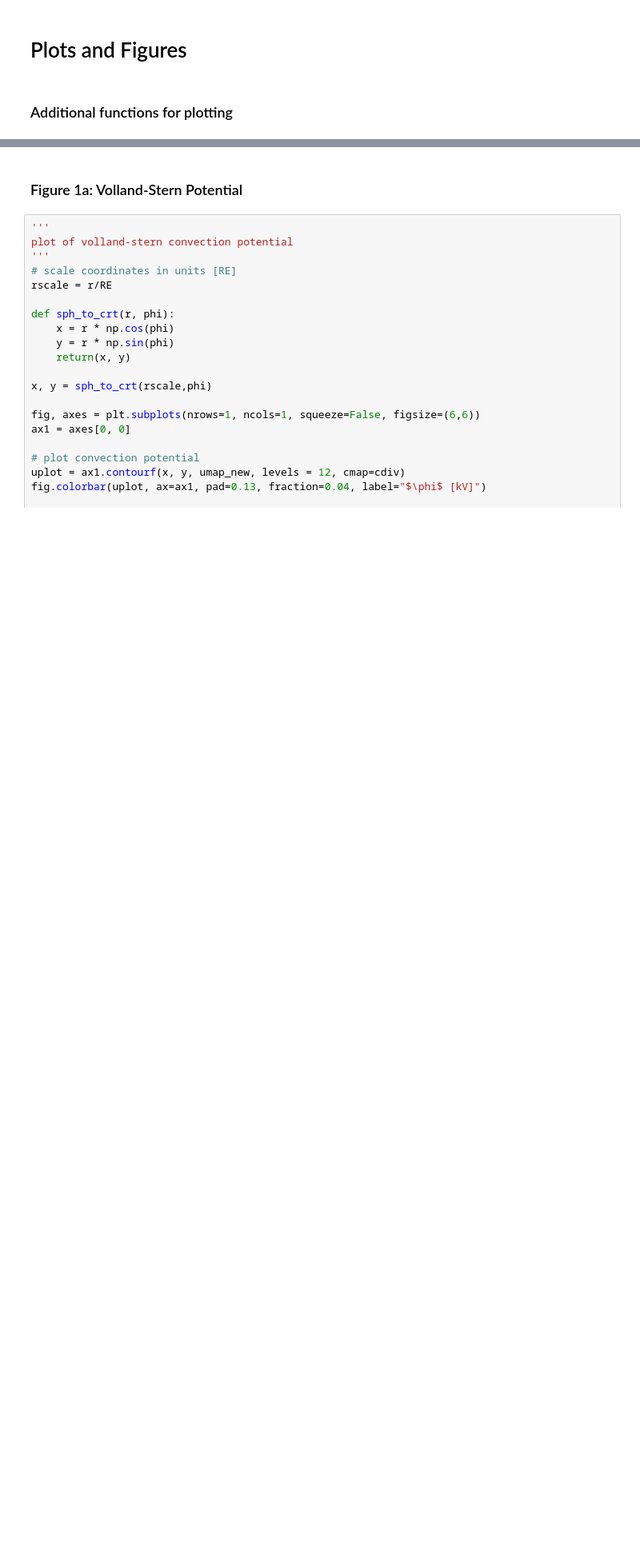
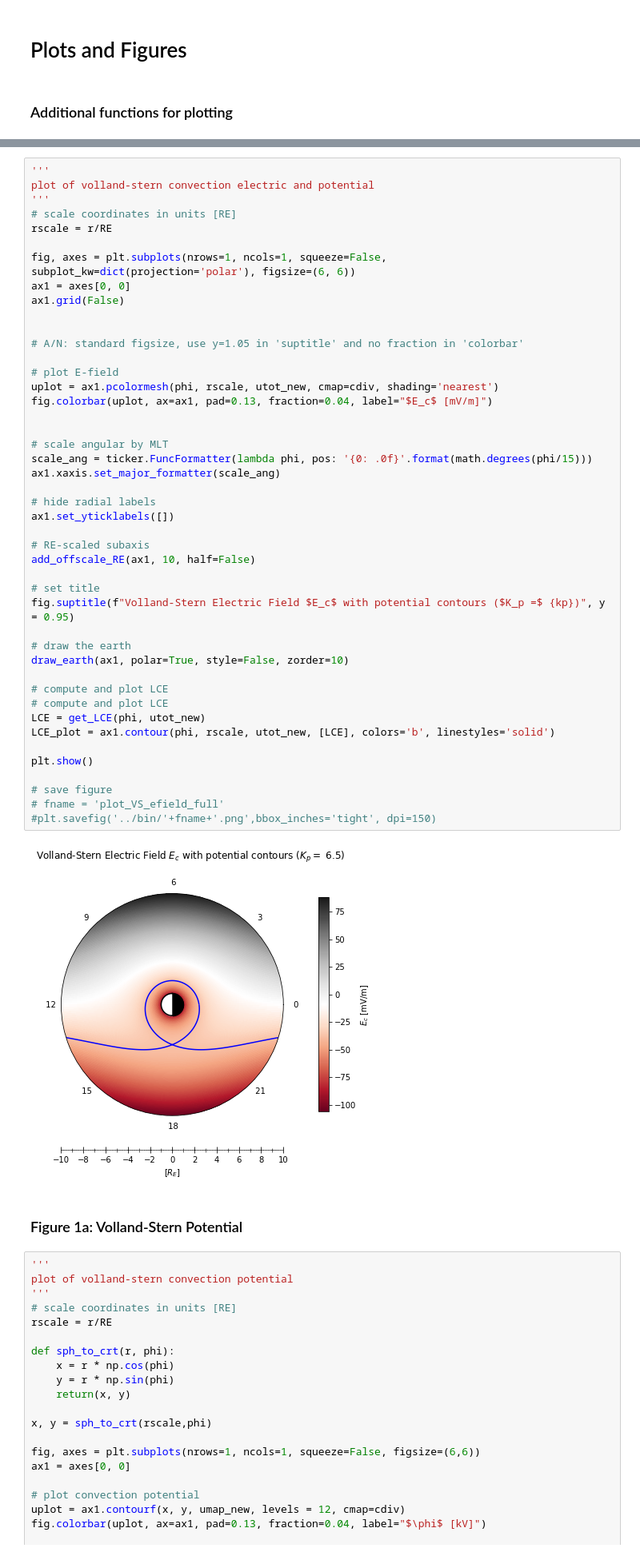
Before and after one commit to argallmr/imef, a Jupyter notebook: particle-tracing/electric-field/Volland-Stern.ipynb, the cells around one changed output, grey strips where cells are left out. Shown at 80% size. Saved outputs shown, nothing was run; the diff lists cells and outputs as text; blank space fills up the shorter version.

```diff
--- a/particle-tracing/electric-field/Volland-Stern.ipynb
+++ b/particle-tracing/electric-field/Volland-Stern.ipynb
@@ -168,3 +205,50 @@ def center_axis(ax):
+# %%
+'''
+plot of volland-stern convection electric and potential
+'''
+# scale coordinates in units [RE]
+rscale = r/RE
+
+fig, axes = plt.subplots(nrows=1, ncols=1, squeeze=False, subplot_kw=dict(projection='polar'), figsize=(6, 6))
+ax1 = axes[0, 0]
+ax1.grid(False)
+
+
+# A/N: standard figsize, use y=1.05 in 'suptitle' and no fraction in 'colorbar'
+
+# plot E-field
+uplot = ax1.pcolormesh(phi, rscale, utot_new, cmap=cdiv, shading='nearest')
+fig.colorbar(uplot, ax=ax1, pad=0.13, fraction=0.04, label="$E_c$ [mV/m]")
+
+
+# scale angular by MLT
+scale_ang = ticker.FuncFormatter(lambda phi, pos: '{0: .0f}'.format(math.degrees(phi/15)))
+ax1.xaxis.set_major_formatter(scale_ang)
+
+# hide radial labels
+ax1.set_yticklabels([])
+
+# RE-scaled subaxis
+add_offscale_RE(ax1, 10, half=False)
+
+# set title
+fig.suptitle(f"Volland-Stern Electric Field $E_c$ with potential contours ($K_p =$ {kp})", y = 0.95)
+
+# draw the earth
+draw_earth(ax1, polar=True, style=False, zorder=10)
+
+# compute and plot LCE
+# compute and plot LCE
+LCE = get_LCE(phi, utot_new)
+LCE_plot = ax1.contour(phi, rscale, utot_new, [LCE], colors='b', linestyles='solid')
+
+plt.show()
+
+# save figure
+# fname = 'plot_VS_efield_full'
+#plt.savefig('../bin/'+fname+'.png',bbox_inches='tight', dpi=150)
+# %% [output]
+[figure, added]
 # %% [markdown]
 ### Figure 1a: Volland-Stern Potential
 # %%
```
Also changed, not shown: parts of 6 cells of this notebook.
